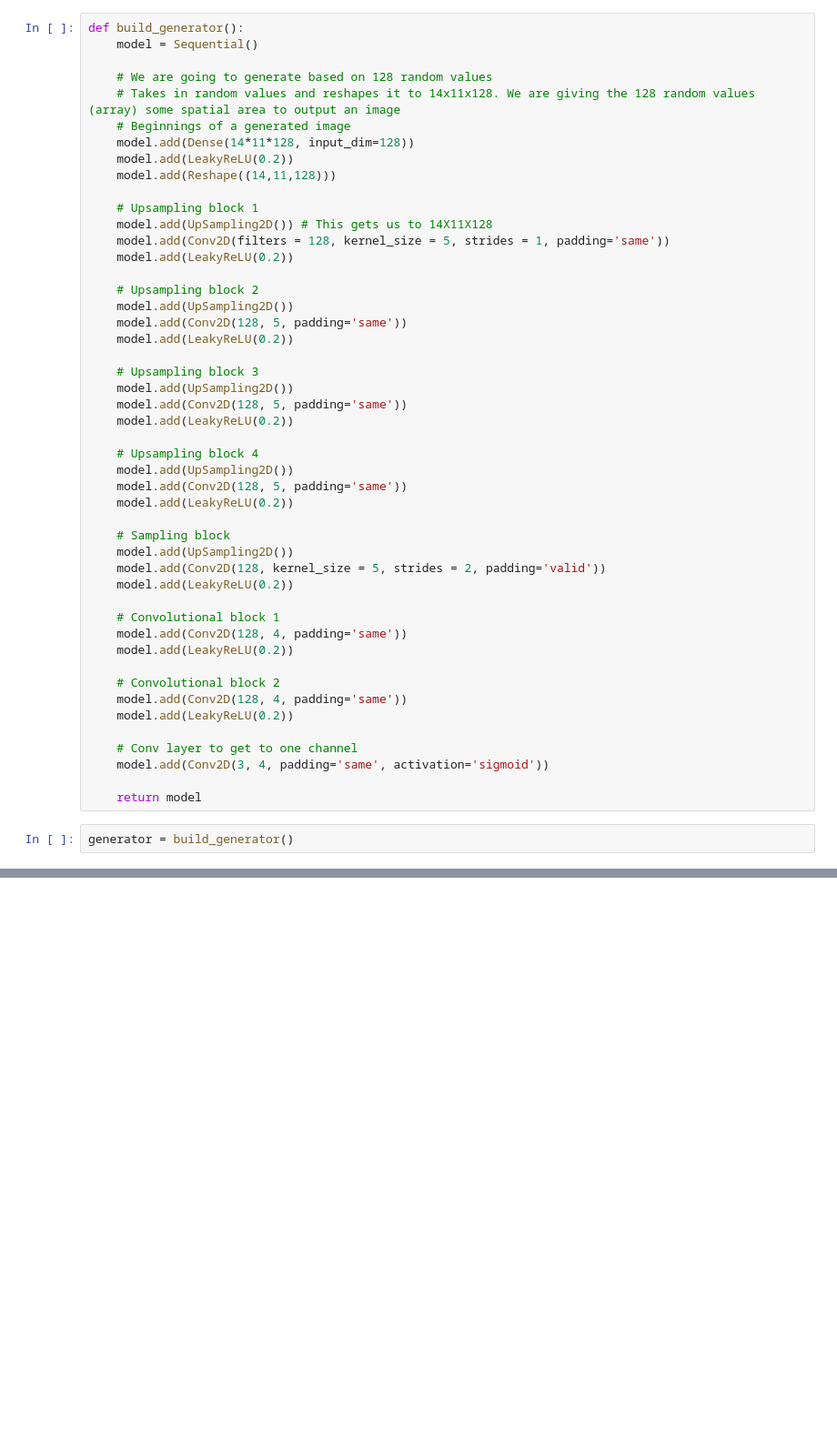
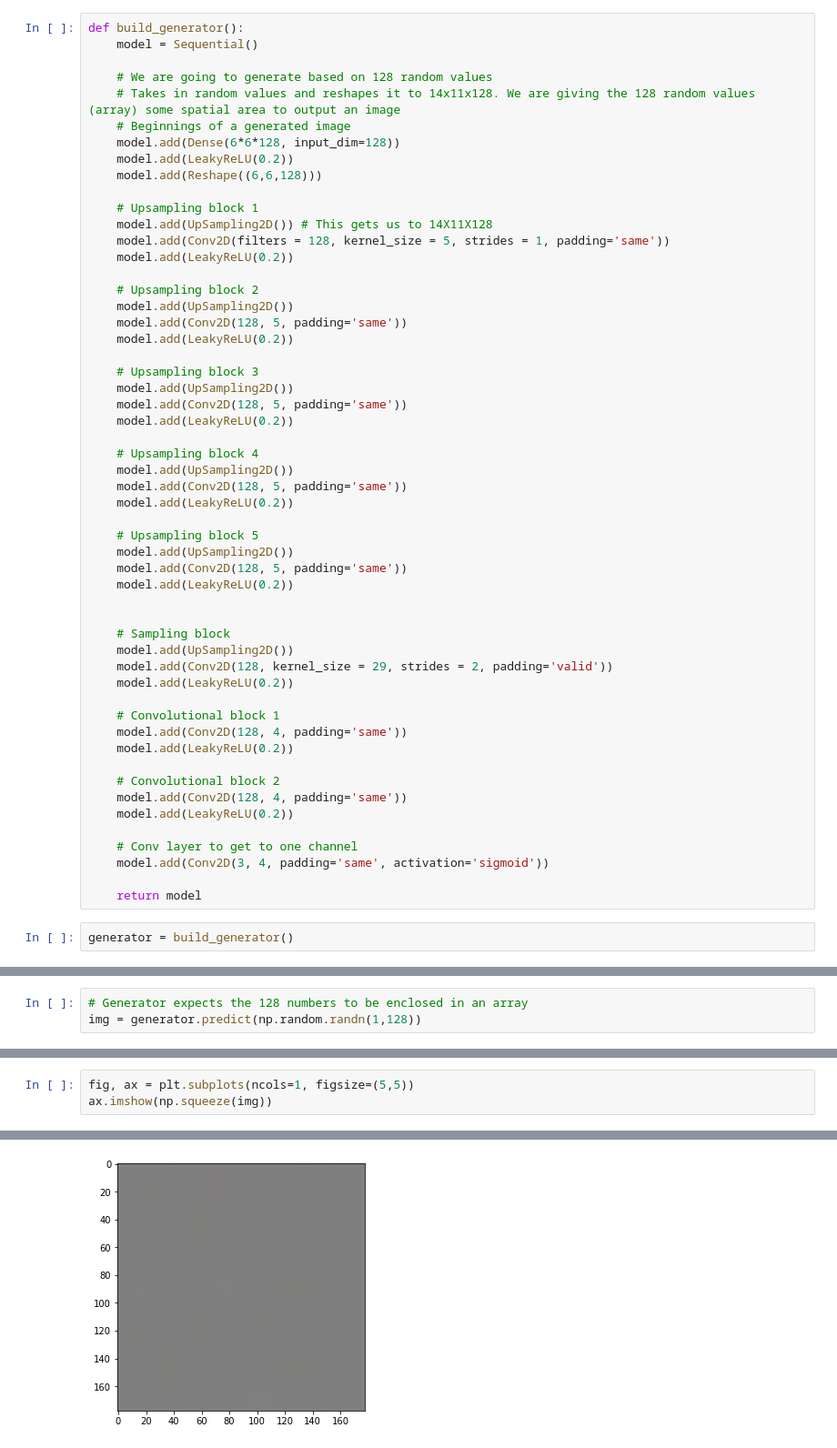
Before and after one commit to AhmedHashish123/Generative_Adversarial_Network_Building, a Jupyter notebook: Celebrities_GAN.ipynb, the cells around one changed output, grey strips where cells are left out. Shown at 91% size. Saved outputs shown, nothing was run; the diff lists cells and outputs as text; blank space fills up the shorter version.

```diff
--- a/Celebrities_GAN.ipynb
+++ b/Celebrities_GAN.ipynb
@@ -116,9 +144,9 @@ def build_generator():
     # We are going to generate based on 128 random values
     # Takes in random values and reshapes it to 14x11x128. We are giving the 128 random values (array) some spatial area to output an image
     # Beginnings of a generated image
-    model.add(Dense(14*11*128, input_dim=128))
+    model.add(Dense(6*6*128, input_dim=128))
     model.add(LeakyReLU(0.2))
-    model.add(Reshape((14,11,128)))
+    model.add(Reshape((6,6,128)))
 
     # Upsampling block 1
     model.add(UpSampling2D()) # This gets us to 14X11X128
@@ -140,9 +168,15 @@ def build_generator():
     model.add(Conv2D(128, 5, padding='same'))
     model.add(LeakyReLU(0.2))
 
+    # Upsampling block 5
+    model.add(UpSampling2D())
+    model.add(Conv2D(128, 5, padding='same'))
+    model.add(LeakyReLU(0.2))
+
+
     # Sampling block
     model.add(UpSampling2D())
-    model.add(Conv2D(128, kernel_size = 5, strides = 2, padding='valid'))
+    model.add(Conv2D(128, kernel_size = 29, strides = 2, padding='valid'))
     model.add(LeakyReLU(0.2))
 
     # Convolutional block 1
@@ -183,0 +216,3 @@ We got an output of 222X174X3 which is almost like 218X178X3
+# %%
+# Generator expects the 128 numbers to be enclosed in an array
+img = generator.predict(np.random.randn(1,128))
@@ -183,0 +221,4 @@ We got an output of 222X174X3 which is almost like 218X178X3
+# %%
+fig, ax = plt.subplots(ncols=1, figsize=(5,5))
+ax.imshow(np.squeeze(img))
+# %% [output]
@@ -183,0 +226 @@ We got an output of 222X174X3 which is almost like 218X178X3
+[figure, added]
```
Also changed, not shown: parts of 23 cells of this notebook.
